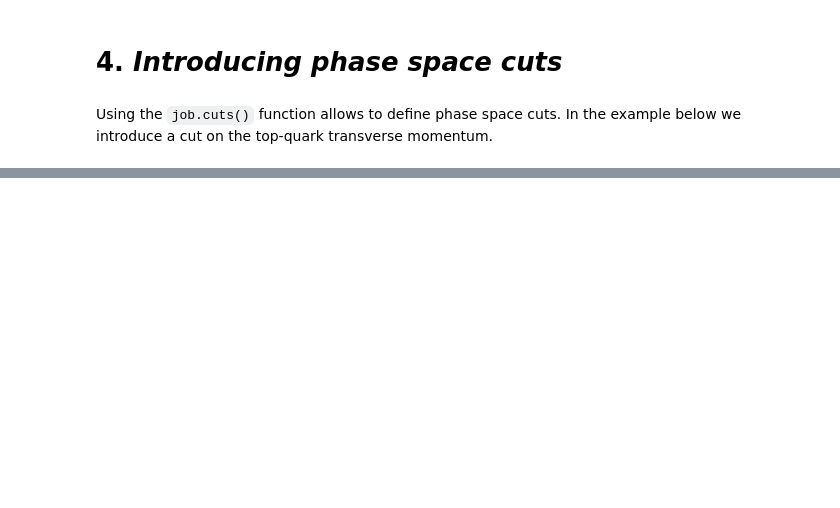
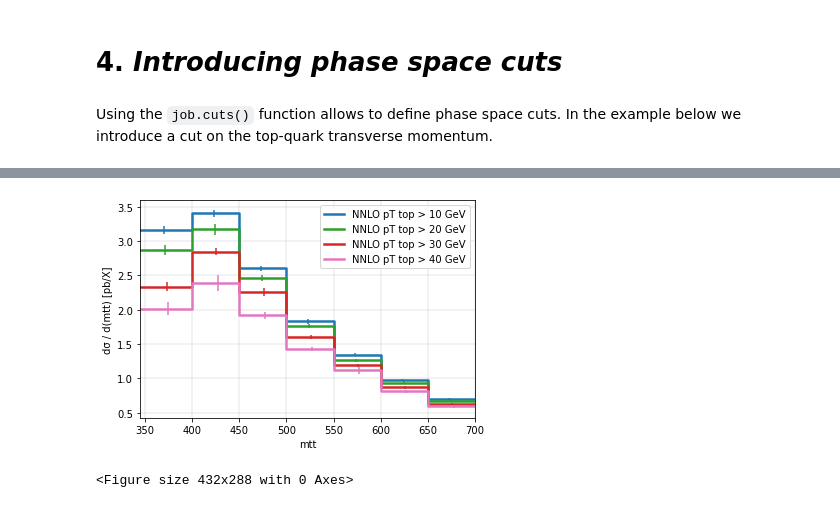
Before and after one commit to HighteaCollaboration/hightea-examples, a Jupyter notebook: Tutorial.ipynb, the cells around one changed output, grey strips where cells are left out. Cells and saved outputs as stored; diff of their text form; code cells hidden in the pictures; blank space fills up the shorter version.

```diff
--- a/Tutorial.ipynb
+++ b/Tutorial.ipynb
@@ -171,15 +211,16 @@ plot(*(job.results()))
 # %% [markdown]
 Using the `job.cuts()` function allows to define phase space cuts. In the example below we introduce a cut on the top-quark transverse momentum.
 # %%
-job = hightea()
-job.start()
-job.process('pp_ttx_13TeV')
-job.define_new_variable('mtt','sqrt((p_t_0+p_tbar_0)**2-(p_t_1+p_tbar_1)**2-(p_t_2+p_tbar_2)**2-(p_t_3+p_tbar_3)**2)')
+job4 = hightea()
+job4.start()
+job4.process('pp_ttx_13TeV')
+job4.define_new_variable('mtt','sqrt((p_t_0+p_tbar_0)**2-(p_t_1+p_tbar_1)**2-(p_t_2+p_tbar_2)**2-(p_t_3+p_tbar_3)**2)')
+job4.define_new_variable('pTtop','sqrt(p_t_1**2 + p_t_2**2)')
 
 ptcuts = ['10','20','30','40']
 for it in range(0,len(ptcuts)):
-    if it != 0: job.add_histogram()
-    job.description('NNLO pT top > '+ptcuts[it]+' GeV',hid=it)
-    job.contribution('NNLO',hid=it)
-    job.binning('mtt',[345, 400, 450, 500, 550, 600, 650, 700],hid=it)
-    job.cuts('sqrt(p_t_1**2 + p_t_2**2) > '+ptcuts[it],hid=it)
+    job4.add_histogram()
+    job4.description('NNLO pT top > '+ptcuts[it]+' GeV')
+    job4.contribution('NNLO')
+    job4.binning('mtt',[345, 400, 450, 500, 550, 600, 650, 700])
+    job4.cuts('sqrt(p_t_1**2 + p_t_2**2) > '+ptcuts[it])
@@ -188,2 +244,5 @@ job.request()
 # %%
-plot(*(job.results()))
+plot(job4.results())
+# %% [output]
+[figure, added]
+<Figure size 432x288 with 0 Axes>
```
Also changed, not shown: parts of 27 cells of this notebook, 1 other file.
